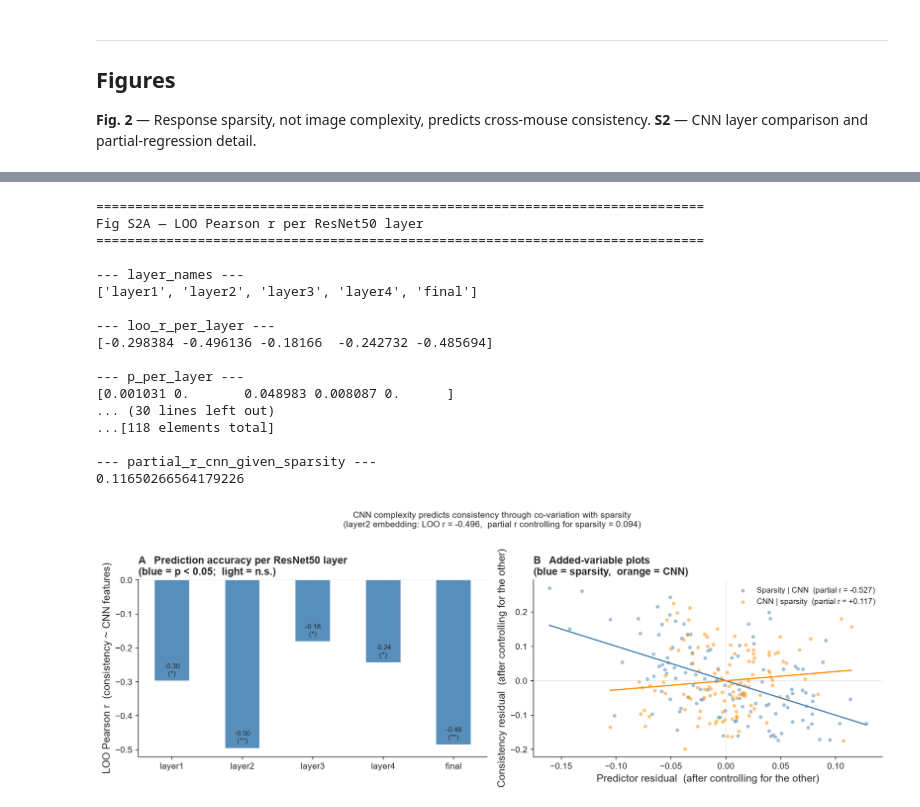
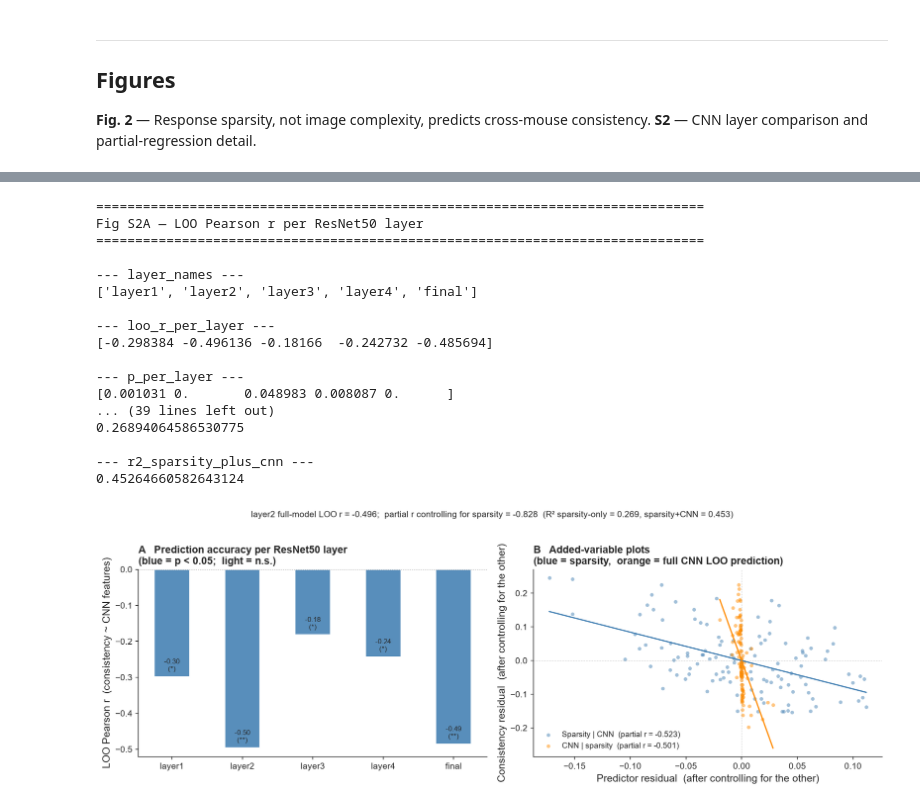
Before and after one commit to Jana-HQ/cross-mouse-v1-rsa, a Jupyter notebook: src/part2_image_predictors.ipynb, the cells around one changed output, grey strips where cells are left out. Cells and saved outputs as stored; diff of their text form; code cells hidden in the pictures.

```diff
--- a/src/part2_image_predictors.ipynb
+++ b/src/part2_image_predictors.ipynb
@@ -200,26 +235,24 @@ scatter_with_fit(axes[0], mean_sparsity, consistency, r_sp, p_sp,
 scatter_with_fit(axes[1], mean_magnitude, consistency, r_mag, p_mag,
                  'Mean |z-scored response|', 'B')
 
-# Panel C: bar comparing LOO r vs. partial r for CNN
+# Panel C: bar comparing raw LOO r vs. partial r for the full CNN model
 ax = axes[2]
-bar_vals   = [r_raw, layer_results[CNN_PRIMARY]['r'], r_par]
-bar_labels = ['Raw\n(scalar proxy)', f'LOO Pearson r\n({CNN_PRIMARY} embedding)',
-              'Partial r\n(sparsity controlled)']
-bar_colors = [COL_NS if abs(v) > 0.1 and p_raw < 0.05 else 'lightsteelblue'
-              for v in bar_vals]
-bar_colors = [COL_NS, COL_NS, 'lightsteelblue']   # LOO sig, partial n.s.
+bar_vals   = [layer_results[CNN_PRIMARY]['r'], r_par_full]
+bar_labels = [f'Raw LOO Pearson r\n({CNN_PRIMARY} embedding)',
+              'Partial r\n(full CNN model | sparsity)']
+bar_colors = [COL_NS, COL_NS if p_par_full < 0.05 else 'lightsteelblue']
 bars = ax.bar(bar_labels, bar_vals, color=bar_colors, alpha=0.85, width=0.5)
 for bar, v in zip(bars, bar_vals):
     ax.text(bar.get_x() + bar.get_width() / 2,
-            v + (0.01 if v >= 0 else -0.03),
+            v + (0.03),
             f'{v:+.3f}', ha='center', va='bottom', fontsize=9)
 ax.axhline(0, color='gray', linestyle=':', linewidth=0.8)
 ax.set_ylabel('Correlation with cross-mouse consistency')
-ax.set_title(f'C   CNN ({CNN_PRIMARY}) predicts consistency',
+ax.set_title(f'C   CNN ({CNN_PRIMARY}) prediction vs. sparsity control',
              loc='left', fontweight='bold', pad=6)
 ax.spines[['top', 'right']].set_visible(False)
 
-fig.suptitle('Response sparsity, not image complexity, predicts cross-mouse consistency',
+fig.suptitle('Response sparsity is the dominant image-level predictor of cross-mouse consistency',
              fontsize=11, y=1.01)
 
 print_figure_data(
@@ -237,9 +270,11 @@ print_figure_data(
     spearman_p=p_mag,
 )
 print_figure_data(
-    f'Fig 2C — CNN ({CNN_PRIMARY}) correlation comparison (raw vs. LOO vs. partial)',
+    f'Fig 2C — CNN ({CNN_PRIMARY}) full-model raw LOO r vs. partial r (sparsity controlled)',
     bar_labels=bar_labels,
     bar_values=np.array(bar_vals),
+    r2_sparsity_only=r2_sparsity_only,
+    r2_sparsity_plus_cnn=r2_sparsity_plus_cnn,
 )
 
 plt.tight_layout()
@@ -285,7 +320,7 @@ ax.set_title('A   Prediction accuracy per ResNet50 layer\n'
              loc='left', fontweight='bold', pad=6)
 ax.spines[['top', 'right']].set_visible(False)
 
-# Panel B: added-variable plots
+# Panel B: added-variable plots (residualised against the full CNN LOO prediction)
 ax = axes[1]
 ax.scatter(resid_sp_vs_cnn, resid_cons_vs_cnn, s=18, alpha=0.5,
            color=COL_NS, linewidths=0,
@@ -305,14 +340,15 @@ ax.axhline(0, color='gray', linestyle=':', linewidth=0.7, alpha=0.5)
 ax.axvline(0, color='gray', linestyle=':', linewidth=0.7, alpha=0.5)
 ax.set_xlabel('Predictor residual  (after controlling for the other)')
 ax.set_ylabel('Consistency residual  (after controlling for the other)')
-ax.set_title('B   Added-variable plots\n(blue = sparsity,  orange = CNN)',
+ax.set_title('B   Added-variable plots\n(blue = sparsity,  orange = full CNN LOO prediction)',
              loc='left', fontweight='bold', pad=6)
 ax.legend(frameon=False, fontsize=9)
 ax.spines[['top', 'right']].set_visible(False)
 
-fig.suptitle(f'CNN complexity predicts consistency through co-variation with sparsity\n'
-             f'({CNN_PRIMARY} embedding: LOO r = {layer_results[CNN_PRIMARY]["r"]:.3f},  '
-             f'partial r controlling for sparsity = {r_par:.3f})',
+fig.suptitle(f'{CNN_PRIMARY} full-model LOO r = {layer_results[CNN_PRIMARY]["r"]:.3f};  '
+             f'partial r controlling for sparsity = {r_par_full:+.3f}  '
+             f'(R² sparsity-only = {r2_sparsity_only:.3f}, '
+             f'sparsity+CNN = {r2_sparsity_plus_cnn:.3f})',
              fontsize=10, y=1.02)
 
 print_figure_data(
@@ -320,36 +356,39 @@ print_figure_data(
     layer_names=layer_names,
     loo_r_per_layer=np.array(r_vals),
     p_per_layer=np.array(p_vals),
 )
 print_figure_data(
-    'Fig S2B — added-variable plots (sparsity | CNN and CNN | sparsity)',
+    'Fig S2B — added-variable plots (sparsity | full CNN LOO pred and CNN | sparsity)',
     sparsity_residual_given_cnn=resid_sp_vs_cnn,
     consistency_residual_given_cnn=resid_cons_vs_cnn,
     partial_r_sparsity_given_cnn=r_av_sp,
     cnn_residual_given_sparsity=resid_cnn_vs_sp,
     consistency_residual_given_sparsity=resid_cons_vs_sp,
     partial_r_cnn_given_sparsity=r_av_cnn,
+    partial_spearman_r_full_cnn_given_sparsity=r_par_full,
+    r2_sparsity_only=r2_sparsity_only,
+    r2_sparsity_plus_cnn=r2_sparsity_plus_cnn,
 )
 
 plt.tight_layout()
 plt.savefig(FIGURES_DIR / 'figS2_cnn_detail.png', bbox_inches='tight')
 plt.show()
 # %% [output]
 ==============================================================================
 Fig S2A — LOO Pearson r per ResNet50 layer
 ==============================================================================
 
 --- layer_names ---
 ['layer1', 'layer2', 'layer3', 'layer4', 'final']
 
 --- loo_r_per_layer ---
 [-0.298384 -0.496136 -0.18166  -0.242732 -0.485694]
 
 --- p_per_layer ---
 [0.001031 0.       0.048983 0.008087 0.      ]
-... (30 lines left out)
-...[118 elements total]
+... (39 lines left out)
+0.26894064586530775
 
---- partial_r_cnn_given_sparsity ---
-0.11650266564179226
+--- r2_sparsity_plus_cnn ---
+0.45264660582643124
-[figure, old version]
+[figure, new version]
```
Also changed, not shown: parts of 7 cells of this notebook, 11 other files.
